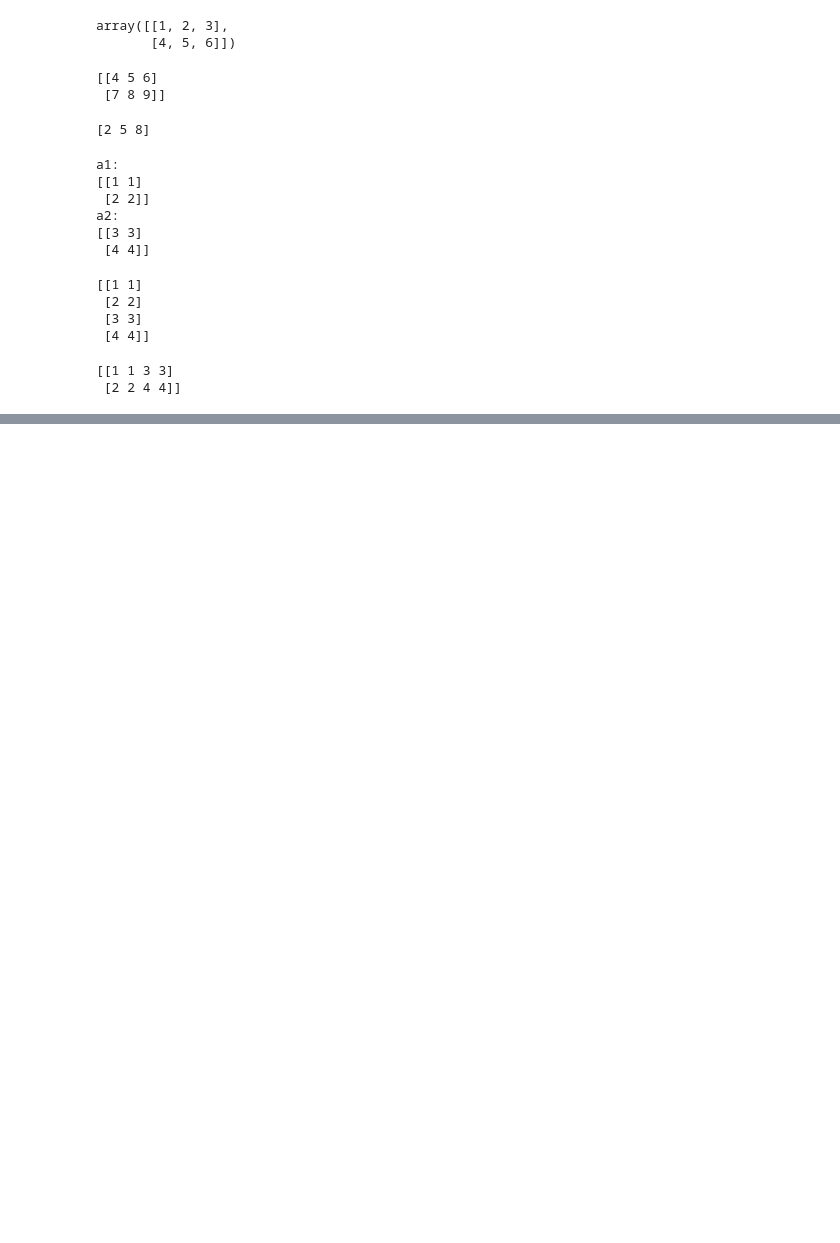
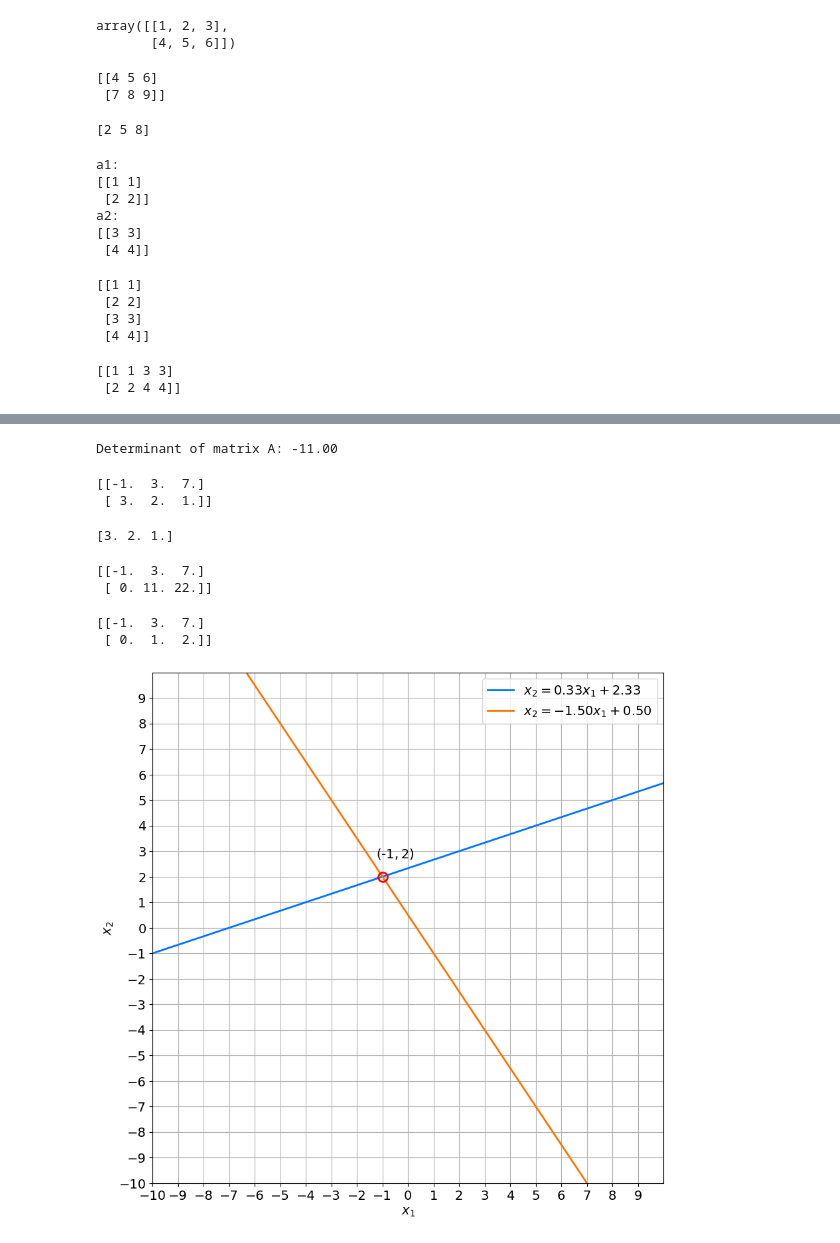
Before and after one commit to chanduchandr/ML-Math-Problems, a Jupyter notebook: NumpyBasic.ipynb, the cells around one changed output, grey strips where cells are left out. Saved outputs shown, nothing was run; the diff lists cells and outputs as text; code cells hidden in the pictures; blank space fills up the shorter version.

```diff
--- a/NumpyBasic.ipynb
+++ b/NumpyBasic.ipynb
@@ -207,0 +268,17 @@ print(horz_stack)
+# %%
+d = np.linalg.det(A)
+
+print(f"Determinant of matrix A: {d:.2f}")
+# %% [output]
+Determinant of matrix A: -11.00
+# %%
+A_system = np.hstack((A, b.reshape((2, 1))))
+
+print(A_system)
+# %% [output]
+[[-1.  3.  7.]
+ [ 3.  2.  1.]]
+# %%
+print(A_system[1])
+# %% [output]
+[3. 2. 1.]
@@ -207,0 +288,54 @@ print(horz_stack)
+# %%
+A_system_res[1] = 3 * A_system_res[0] + A_system_res[1]
+
+print(A_system_res)
+# %% [output]
+[[-1.  3.  7.]
+ [ 0. 11. 22.]]
+# %%
+A_system_res[1] = 1/11 * A_system_res[1]
+
+print(A_system_res)
+# %% [output]
+[[-1.  3.  7.]
+ [ 0.  1.  2.]]
+# %%
+
+def plot_lines(M):
+    x_1 = np.linspace(-10,10,100)
+    x_2_line_1 = (M[0,2] - M[0,0] * x_1) / M[0,1]
+    x_2_line_2 = (M[1,2] - M[1,0] * x_1) / M[1,1]
+
+    _, ax = plt.subplots(figsize=(10, 10))
+    ax.plot(x_1, x_2_line_1, '-', linewidth=2, color='#0075ff',
+        label=f'$x_2={-M[0,0]/M[0,1]:.2f}x_1 + {M[0,2]/M[0,1]:.2f}$')
+    ax.plot(x_1, x_2_line_2, '-', linewidth=2, color='#ff7300',
+        label=f'$x_2={-M[1,0]/M[1,1]:.2f}x_1 + {M[1,2]/M[1,1]:.2f}$')
+
+    A = M[:, 0:-1]
+    b = M[:, -1::].flatten()
+    d = np.linalg.det(A)
+
+    if d != 0:
+        solution = np.linalg.solve(A,b)
+        ax.plot(solution[0], solution[1], '-o', mfc='none',
+            markersize=10, markeredgecolor='#ff0000', markeredgewidth=2)
+        ax.text(solution[0]-0.25, solution[1]+0.75, f'$(${solution[0]:.0f}$,{solution[1]:.0f})$', fontsize=14)
+    ax.tick_params(axis='x', labelsize=14)
+    ax.tick_params(axis='y', labelsize=14)
+    ax.set_xticks(np.arange(-10, 10))
+    ax.set_yticks(np.arange(-10, 10))
+
+    plt.xlabel('$x_1$', size=14)
+    plt.ylabel('$x_2$', size=14)
+    plt.legend(loc='upper right', fontsize=14)
+    plt.axis([-10, 10, -10, 10])
+
+    plt.grid()
+    plt.gca().set_aspect("equal")
+
+    plt.show()
+# %%
+plot_lines(A_system)
+# %% [output]
+[figure, added]
```
Also changed, not shown: parts of 22 cells of this notebook.
